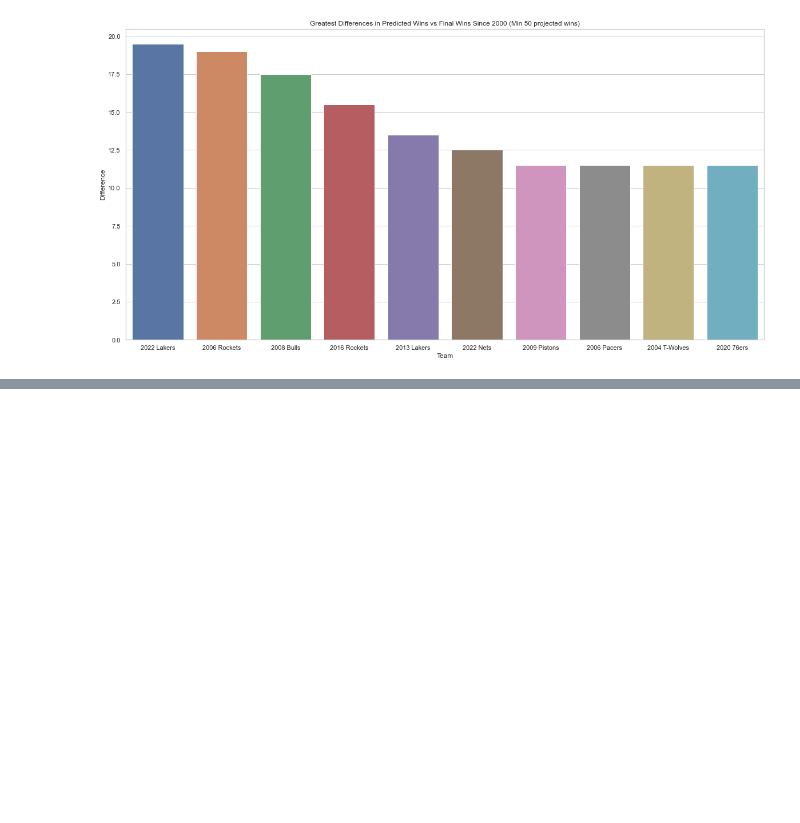
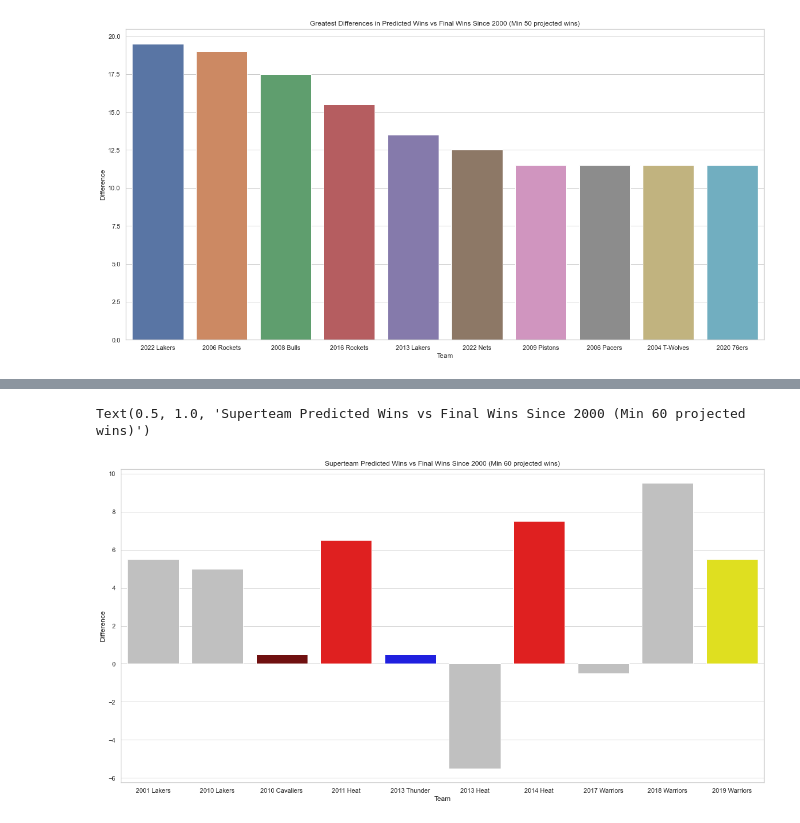
Before and after one commit to MattSasaki/Most-Disappointing-NBA-Superteams, a Jupyter notebook: preseason data work.ipynb, the cells around one changed output, grey strips where cells are left out. Saved outputs shown, nothing was run; the diff lists cells and outputs as text; code cells hidden in the pictures; blank space fills up the shorter version.

```diff
--- a/preseason data work.ipynb
+++ b/preseason data work.ipynb
@@ -118,0 +129,2 @@ Text(0.5, 1.0, 'Greatest Differences in Predicted Wins vs Final Wins Since 2000
+# %%
+full_df_2 = full_df.loc[full_df['PredictedWins'] > 60].reset_index(drop=True)
@@ -118,0 +145,11 @@ Text(0.5, 1.0, 'Greatest Differences in Predicted Wins vs Final Wins Since 2000
+# %%
+plt.figure(figsize=(20,10))
+sns.set_theme(style="whitegrid")
+pal={'2001 Lakers':'silver', '2010 Lakers':'silver', '2010 Cavaliers':'maroon', '2011 Heat':'red',
+     '2013 Thunder':'blue', '2013 Heat':'silver', '2014 Heat':'red', '2017 Warriors':'silver', '2018 Warriors':'silver',
+     '2019 Warriors':'yellow'}
+sns.barplot(x='Team', y='Difference', data=full_df_2, palette=pal)
+plt.title('Superteam Predicted Wins vs Final Wins Since 2000 (Min 60 projected wins)')
+# %% [output]
+Text(0.5, 1.0, 'Superteam Predicted Wins vs Final Wins Since 2000 (Min 60 projected wins)')
+[figure, added]
```
Also changed, not shown: parts of 3 cells of this notebook, 1 other file.
